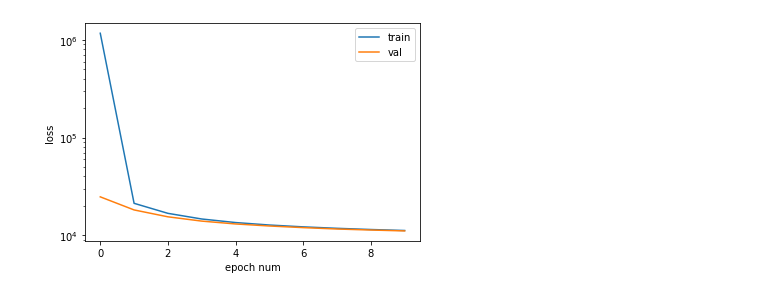
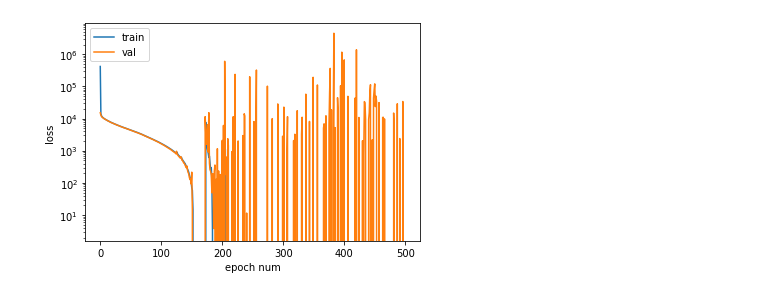
Before and after one commit to GrigoryBartosh/hse07_dul, a Jupyter notebook: hw22.ipynb, the cells around one changed output. Cells and saved outputs as stored; diff of their text form; code cells hidden in the pictures.

```diff
--- a/hw22.ipynb
+++ b/hw22.ipynb
@@ -117,7 +117,7 @@ class CouplingLayer(nn.Module):
         return z
 # %%
 class ActNorm(nn.Module):
-    EPS = 1e-9
+    EPS = 1e-8
 
     def __init__(self, c, h, w):
         super(ActNorm, self).__init__()
@@ -135,7 +135,7 @@ class ActNorm(nn.Module):
         return x
 # %%
 class RealNVP(nn.Module):
-    EPS = 1e-6
+    EPS = 1e-8
 
     def __init__(self, in_planes, h, w, planes=32, layers=4):
         super(RealNVP, self).__init__()
@@ -394,18 +394,18 @@ def show_sampels(model, n=100):
         axarr[i // n, i % n].axis('off')
     plt.show()
 # %%
-epochs = 10 # 100
+epochs = 500
 lr = 0.0005
 w_l2 = 0
 
 model = RealNVP(3, 32, 32, planes=32, layers=4)
 model.to(device)
 
 criterion = MLLELoss()
 
 optimizer = optim.Adam(model.parameters(), lr, weight_decay=w_l2)
 
 train(model, criterion, optimizer, None, epochs)
 # %% [output]
 [interactive output not drawn]
-[figure, old version]
+[figure, new version]
```
Also changed, not shown: parts of 3 cells of this notebook.
